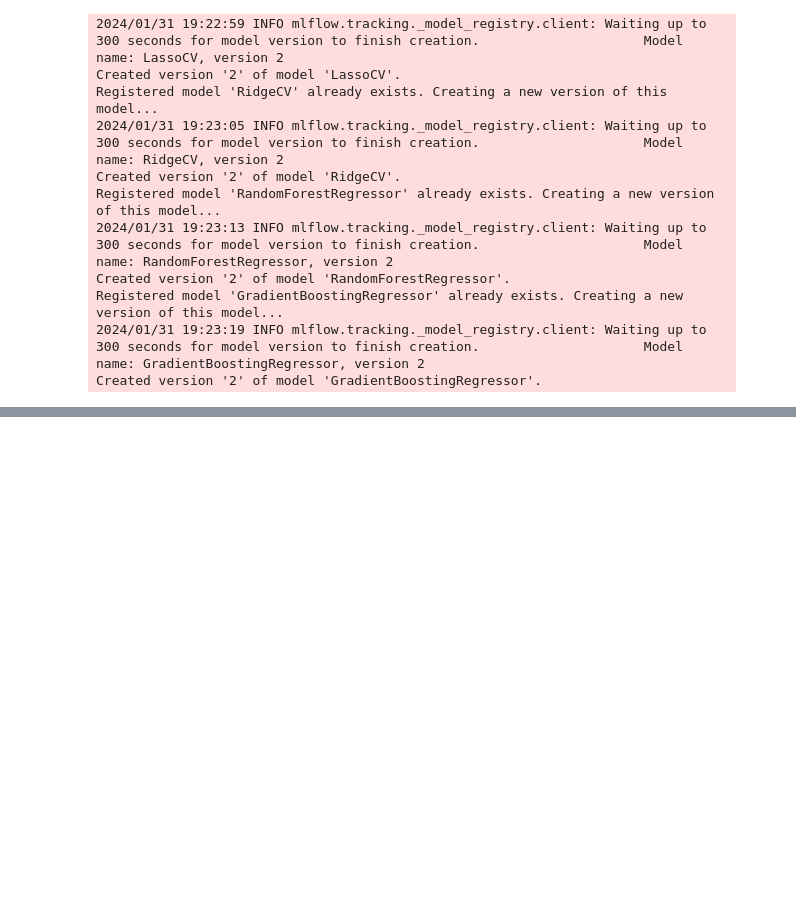
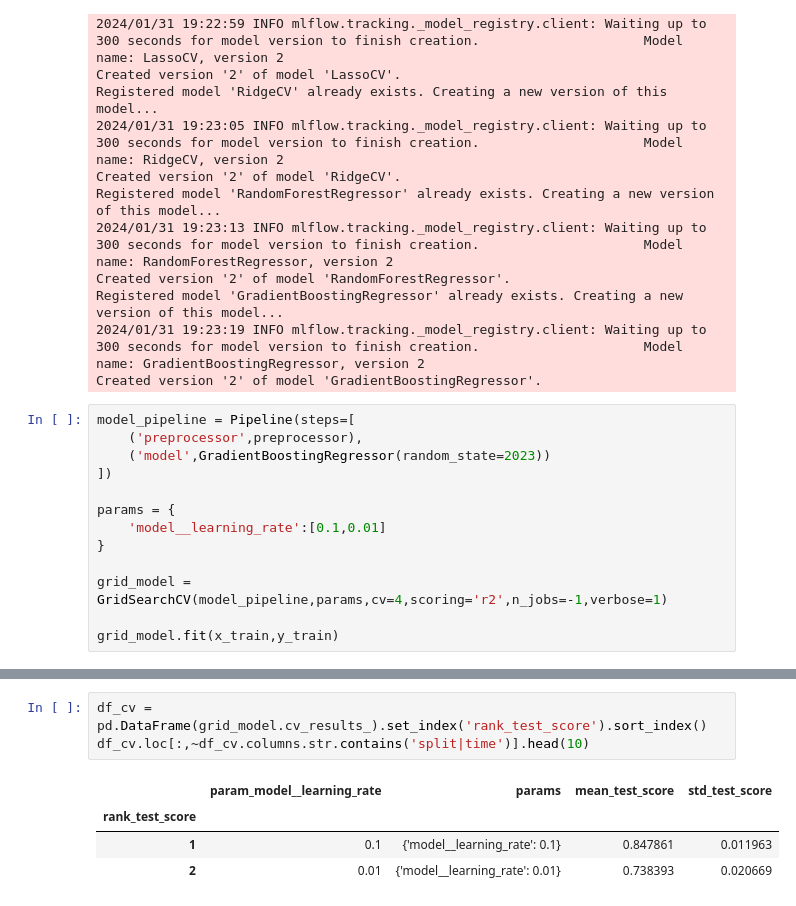
Before and after one commit to JoaoFelipin/MLFlow_Class, a Jupyter notebook: notebooks/insurance.ipynb, the cells around one changed output, grey strips where cells are left out. Saved outputs shown, nothing was run; the diff lists cells and outputs as text; blank space fills up the shorter version.

```diff
--- a/notebooks/insurance.ipynb
+++ b/notebooks/insurance.ipynb
@@ -163,3 +163,16 @@ Created version '2' of model 'RandomForestRegressor'.
 Registered model 'GradientBoostingRegressor' already exists. Creating a new version of this model...
 2024/01/31 19:23:19 INFO mlflow.tracking._model_registry.client: Waiting up to 300 seconds for model version to finish creation.                     Model name: GradientBoostingRegressor, version 2
 Created version '2' of model 'GradientBoostingRegressor'.
+# %%
+model_pipeline = Pipeline(steps=[
+    ('preprocessor',preprocessor),
+    ('model',GradientBoostingRegressor(random_state=2023))
+])
+
+params = {
+    'model__learning_rate':[0.1,0.01]
+}
+
+grid_model = GridSearchCV(model_pipeline,params,cv=4,scoring='r2',n_jobs=-1,verbose=1)
+
+grid_model.fit(x_train,y_train)
@@ -165,0 +199,8 @@ Created version '2' of model 'GradientBoostingRegressor'.
+# %%
+df_cv = pd.DataFrame(grid_model.cv_results_).set_index('rank_test_score').sort_index()
+df_cv.loc[:,~df_cv.columns.str.contains('split|time')].head(10)
+# %% [output]
+|  | param_model__learning_rate | params | mean_test_score | std_test_score |
+| rank_test_score |  |  |  |  |
+| 1 | 0.1 | {'model__learning_rate': 0.1} | 0.847861 | 0.011963 |
+| 2 | 0.01 | {'model__learning_rate': 0.01} | 0.738393 | 0.020669 |
```
Also changed, not shown: parts of 2 cells of this notebook, 42 other files.
